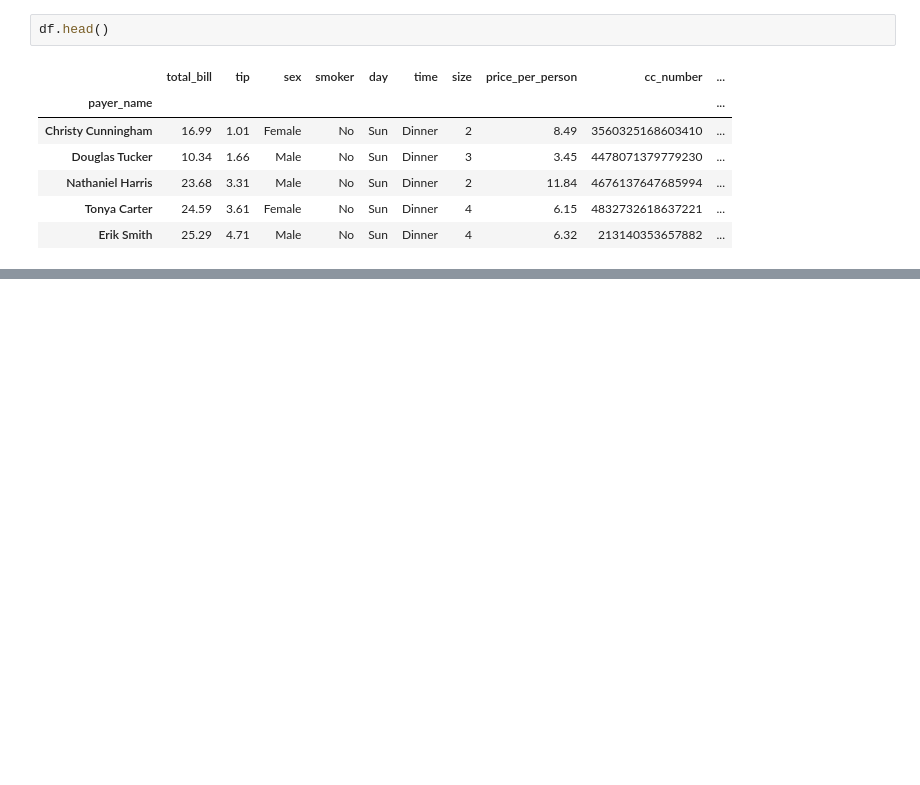
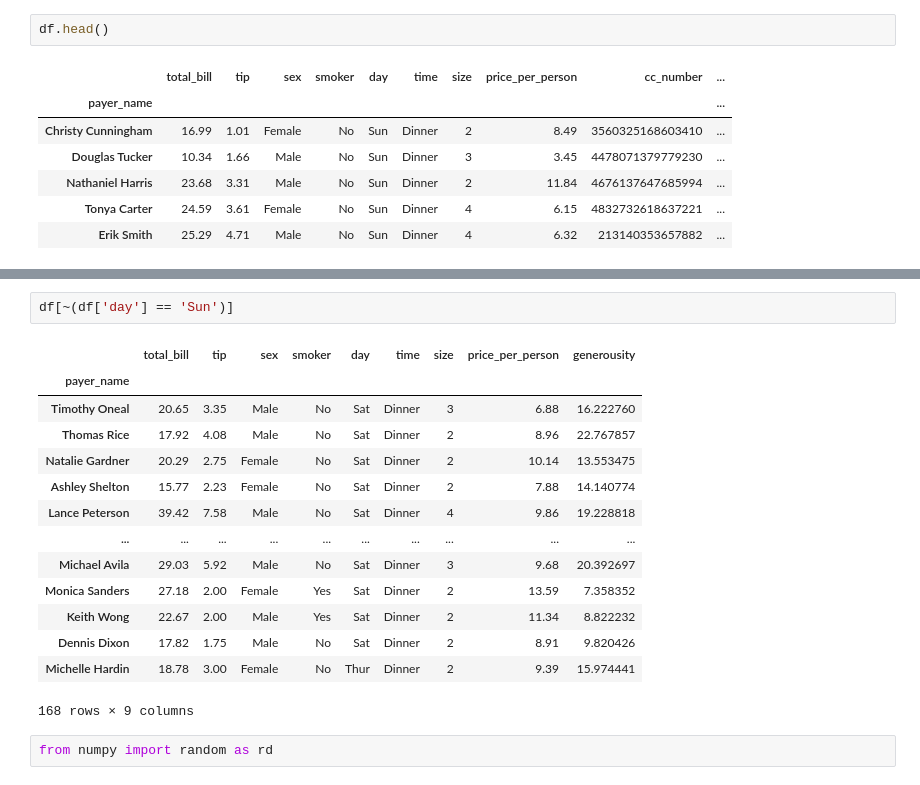
Before and after one commit to BulutMehmetAli/Machine-Learning-Journey, a Jupyter notebook: Pandas/ProgressiveOverloading.ipynb, the cells around one changed output, grey strips where cells are left out. Saved outputs shown, nothing was run; the diff lists cells and outputs as text; blank space fills up the shorter version.

```diff
--- a/Pandas/ProgressiveOverloading.ipynb
+++ b/Pandas/ProgressiveOverloading.ipynb
@@ -375,0 +523,19 @@ df.head(5)
+# %%
+df[~(df['day'] == 'Sun')]
+# %% [output]
+|  | total_bill | tip | sex | smoker | day | time | size | price_per_person | generousity |
+| payer_name |  |  |  |  |  |  |  |  |  |
+| Timothy Oneal | 20.65 | 3.35 | Male | No | Sat | Dinner | 3 | 6.88 | 16.222760 |
+| Thomas Rice | 17.92 | 4.08 | Male | No | Sat | Dinner | 2 | 8.96 | 22.767857 |
+| Natalie Gardner | 20.29 | 2.75 | Female | No | Sat | Dinner | 2 | 10.14 | 13.553475 |
+| Ashley Shelton | 15.77 | 2.23 | Female | No | Sat | Dinner | 2 | 7.88 | 14.140774 |
+| Lance Peterson | 39.42 | 7.58 | Male | No | Sat | Dinner | 4 | 9.86 | 19.228818 |
+| ... | ... | ... | ... | ... | ... | ... | ... | ... | ... |
+| Michael Avila | 29.03 | 5.92 | Male | No | Sat | Dinner | 3 | 9.68 | 20.392697 |
+| Monica Sanders | 27.18 | 2.00 | Female | Yes | Sat | Dinner | 2 | 13.59 | 7.358352 |
+| Keith Wong | 22.67 | 2.00 | Male | Yes | Sat | Dinner | 2 | 11.34 | 8.822232 |
+| Dennis Dixon | 17.82 | 1.75 | Male | No | Sat | Dinner | 2 | 8.91 | 9.820426 |
+| Michelle Hardin | 18.78 | 3.00 | Female | No | Thur | Dinner | 2 | 9.39 | 15.974441 |
+168 rows × 9 columns
+# %%
+from numpy import random as rd
```
Also changed, not shown: parts of 35 cells of this notebook.
